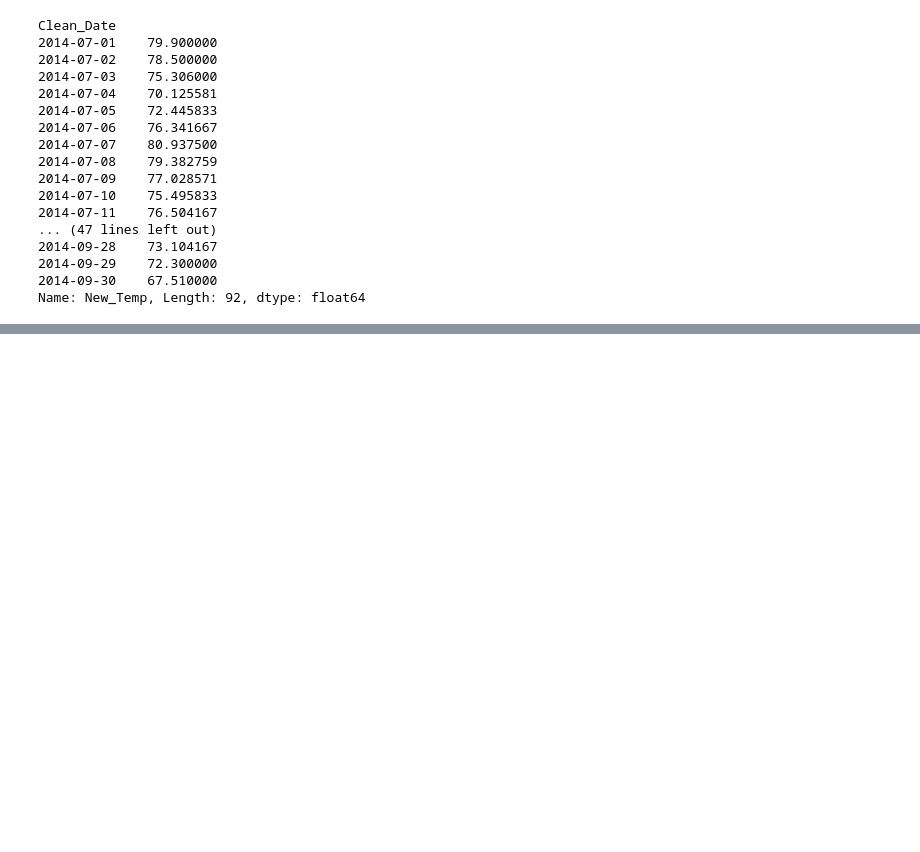
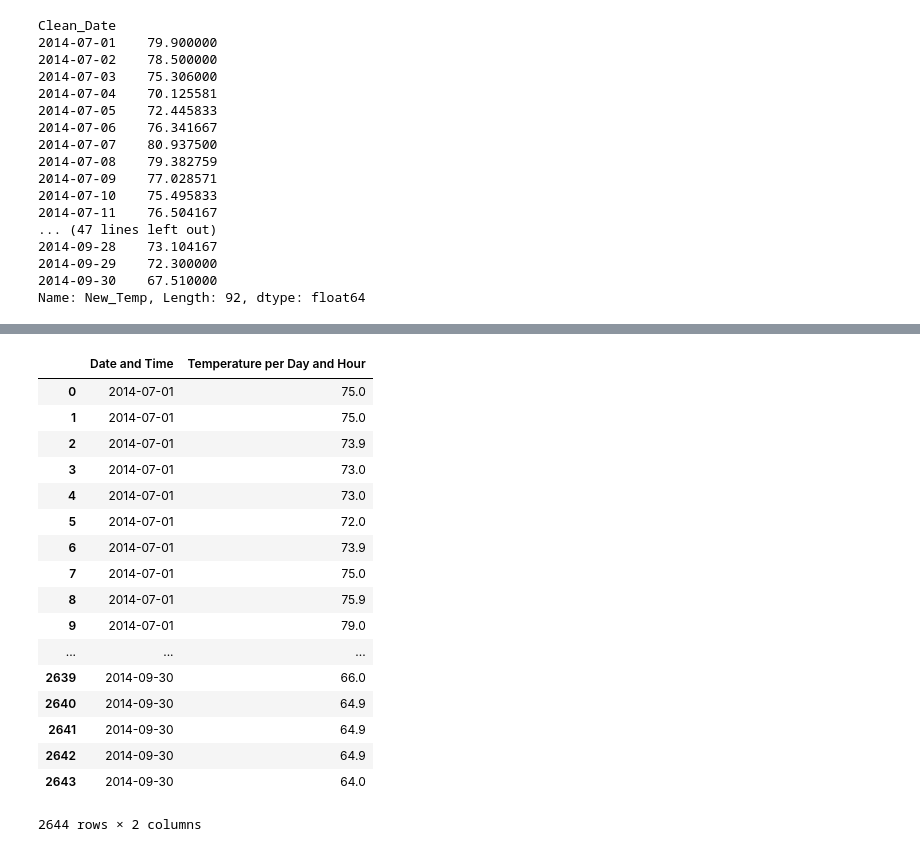
Before and after one commit to blair5431/Project1, a Jupyter notebook: wunderweather+api.ipynb, the cells around one changed output, grey strips where cells are left out. Saved outputs shown, nothing was run; the diff lists cells and outputs as text; code cells hidden in the pictures; blank space fills up the shorter version.

```diff
--- a/wunderweather+api.ipynb
+++ b/wunderweather+api.ipynb
@@ -156 +294,22 @@ SyntaxError: invalid character in identifier (<ipython-input-45-c722c3b1a9c5>, l
+# %%
+merged_df.dropna(axis=1, how='all')
+# %% [output]
+|  | Date and Time | Temperature per Day and Hour |
+| 0 | 2014-07-01 | 75.0 |
+| 1 | 2014-07-01 | 75.0 |
+| 2 | 2014-07-01 | 73.9 |
+| 3 | 2014-07-01 | 73.0 |
+| 4 | 2014-07-01 | 73.0 |
+| 5 | 2014-07-01 | 72.0 |
+| 6 | 2014-07-01 | 73.9 |
+| 7 | 2014-07-01 | 75.0 |
+| 8 | 2014-07-01 | 75.9 |
+| 9 | 2014-07-01 | 79.0 |
+| ... | ... | ... |
+| 2639 | 2014-09-30 | 66.0 |
+| 2640 | 2014-09-30 | 64.9 |
+| 2641 | 2014-09-30 | 64.9 |
+| 2642 | 2014-09-30 | 64.9 |
+| 2643 | 2014-09-30 | 64.0 |
+2644 rows × 2 columns
 # %%
```
Also changed, not shown: parts of 22 cells of this notebook.
